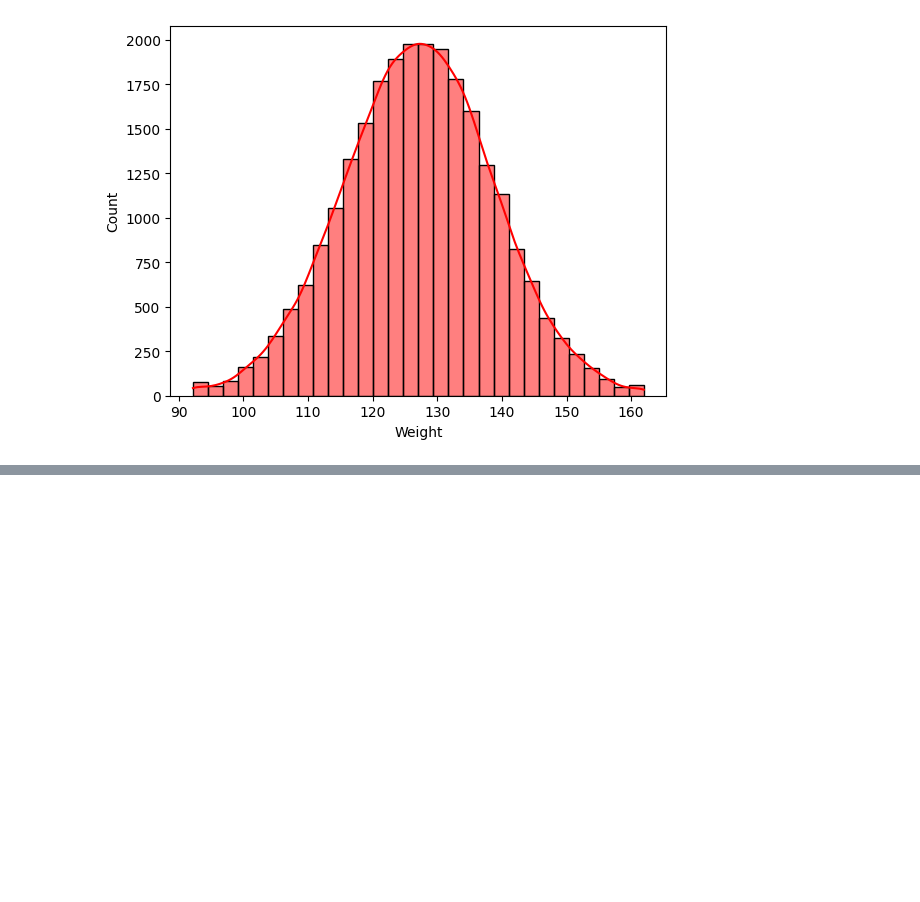
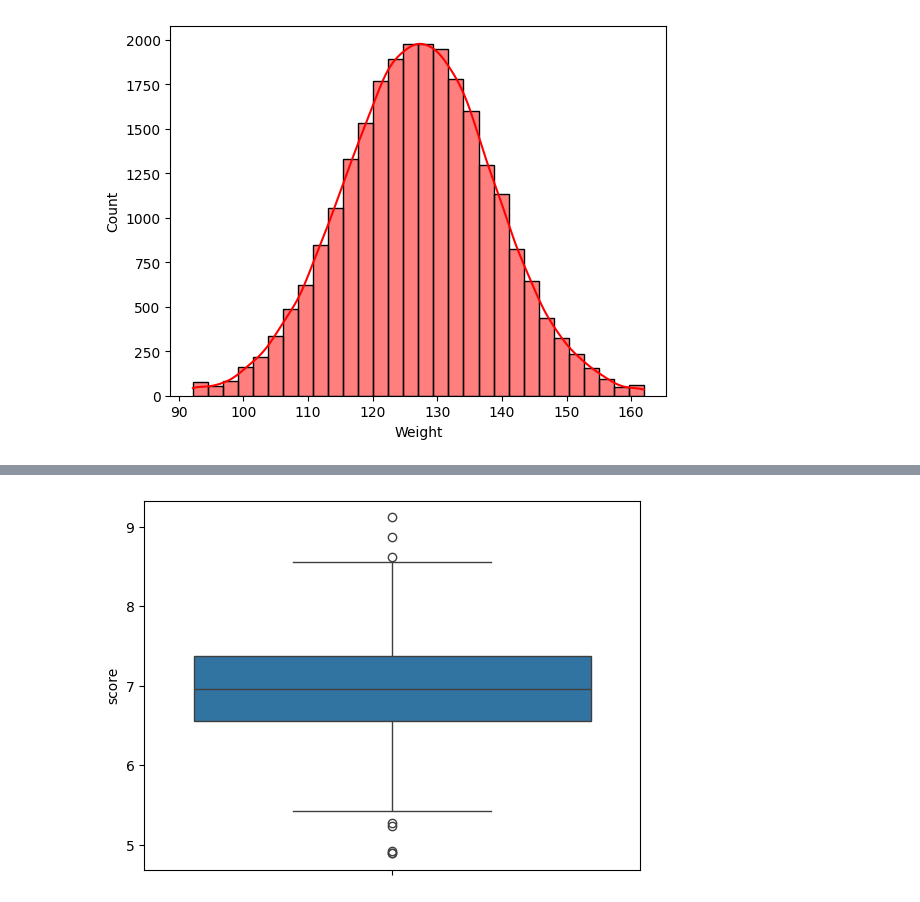
Before and after one commit to vivsingh119/agentic-ai-practise, a Jupyter notebook: Feature_Engineering.ipynb, the cells around one changed output, grey strips where cells are left out. Cells and saved outputs as stored; diff of their text form; code cells hidden in the pictures; blank space fills up the shorter version.

```diff
--- a/Feature_Engineering.ipynb
+++ b/Feature_Engineering.ipynb
@@ -477,0 +543,5 @@ plt.show()
+# %%
+sns.boxplot(jobSelectonData['score'])
+plt.show()
+# %% [output]
+[figure, added]
```
Also changed, not shown: parts of 16 cells of this notebook.
